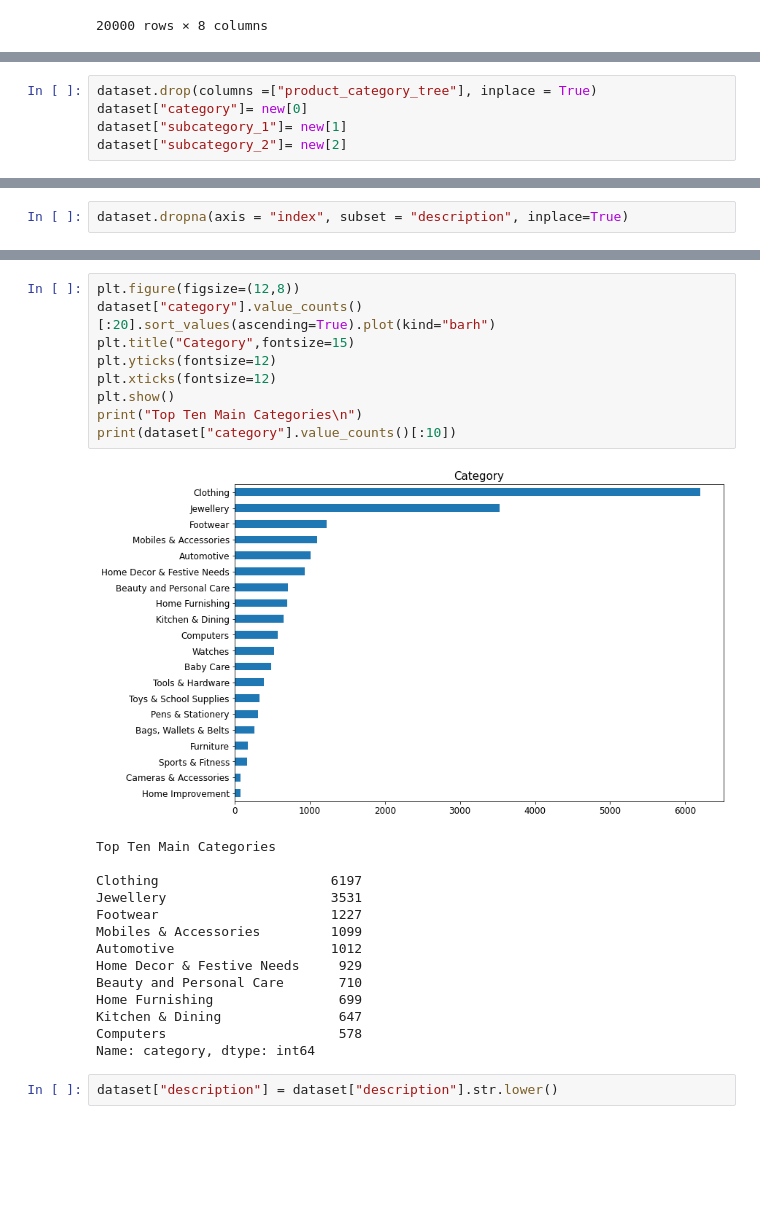
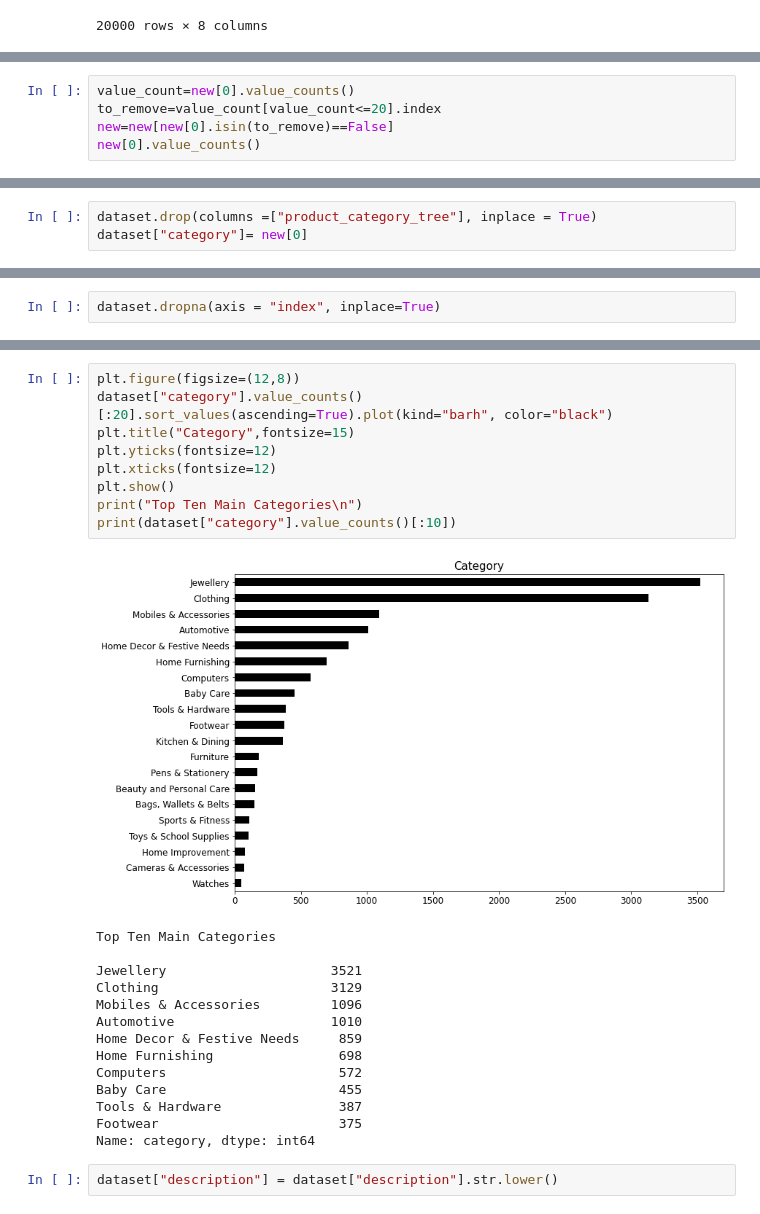
Before and after one commit to melisaesenn/ML, a Jupyter notebook: Flipkart Products/nlp.ipynb, the cells around one changed output, grey strips where cells are left out. Saved outputs shown, nothing was run; the diff lists cells and outputs as text; blank space fills up the shorter version.

```diff
--- a/Flipkart Products/nlp.ipynb
+++ b/Flipkart Products/nlp.ipynb
@@ -87,0 +116,5 @@ new
+# %%
+value_count=new[0].value_counts()
+to_remove=value_count[value_count<=20].index
+new=new[new[0].isin(to_remove)==False]
+new[0].value_counts()
@@ -88,8 +139,6 @@ new
 # %%
 dataset.drop(columns =["product_category_tree"], inplace = True)
 dataset["category"]= new[0]
-dataset["subcategory_1"]= new[1]
-dataset["subcategory_2"]= new[2]
 # %%
 dataset
 # %% [output]
@@ -129,3 +216,3 @@ subcategory_2              1457
 dtype: int64
 # %%
-dataset.dropna(axis = "index", subset = "description", inplace=True)
+dataset.dropna(axis = "index", inplace=True)
@@ -132,26 +239,26 @@ dataset.dropna(axis = "index", subset = "description", inplace=True)
 # %%
 plt.figure(figsize=(12,8))
-dataset["category"].value_counts()[:20].sort_values(ascending=True).plot(kind="barh")
+dataset["category"].value_counts()[:20].sort_values(ascending=True).plot(kind="barh", color="black")
 plt.title("Category",fontsize=15)
 plt.yticks(fontsize=12)
 plt.xticks(fontsize=12)
 plt.show()
 print("Top Ten Main Categories\n")
 print(dataset["category"].value_counts()[:10])
 # %% [output]
-[figure, old version]
+[figure, new version]
 Top Ten Main Categories
 
-Clothing                      6197
-Jewellery                     3531
-Footwear                      1227
-Mobiles & Accessories         1099
-Automotive                    1012
-Home Decor & Festive Needs     929
-Beauty and Personal Care       710
-Home Furnishing                699
-Kitchen & Dining               647
-Computers                      578
+Jewellery                     3521
+Clothing                      3129
+Mobiles & Accessories         1096
+Automotive                    1010
+Home Decor & Festive Needs     859
+Home Furnishing                698
+Computers                      572
+Baby Care                      455
+Tools & Hardware               387
+Footwear                       375
 Name: category, dtype: int64
 # %%
 dataset["description"] = dataset["description"].str.lower()
```
Also changed, not shown: parts of 24 cells of this notebook.
